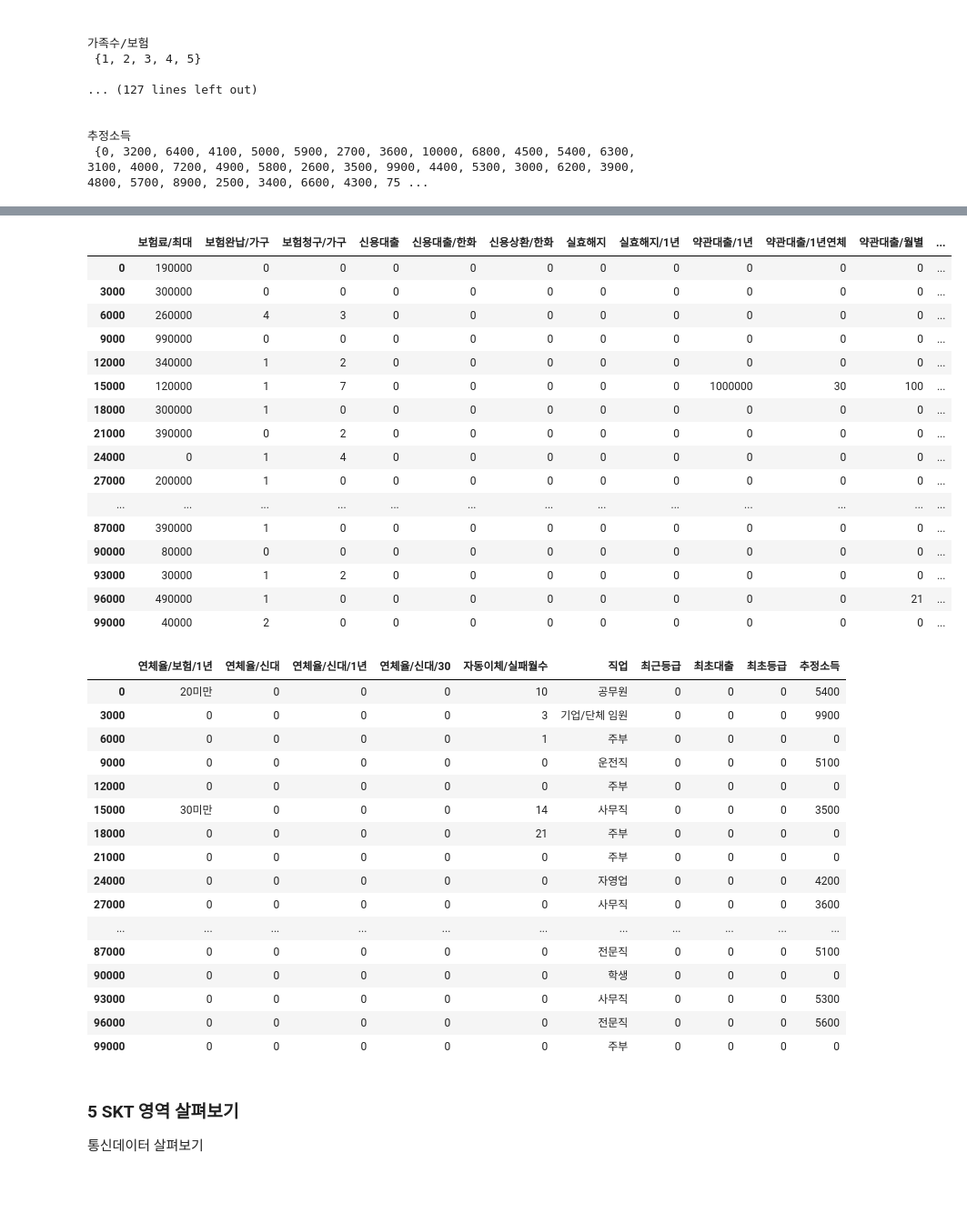
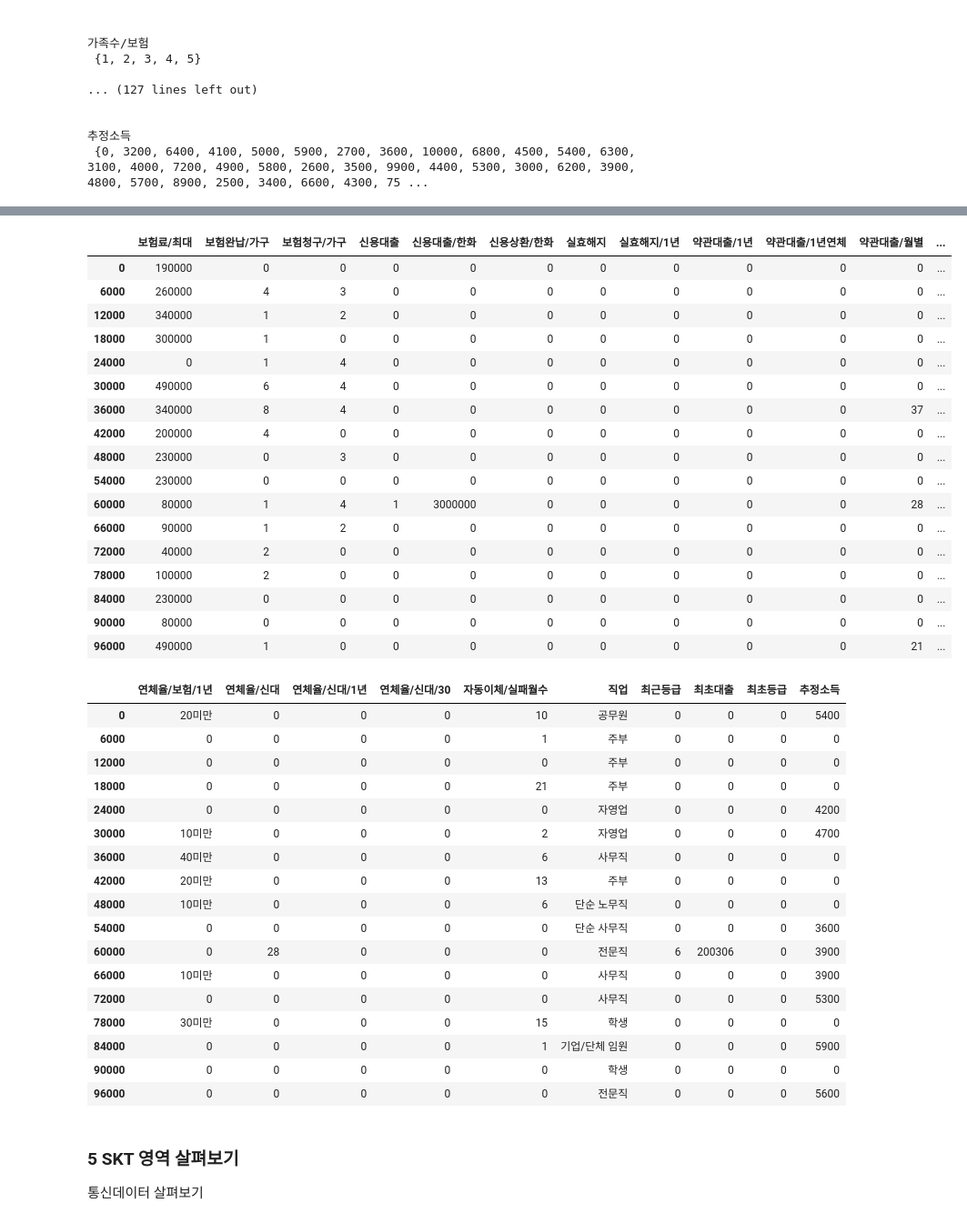
Before and after one commit to Queie/TensorFlow, a Jupyter notebook: Callenge_data/Overview.ipynb, the cells around one changed output, grey strips where cells are left out. Shown: that part at 91% size. Cells and saved outputs as stored; diff of their text form; code cells hidden in the pictures; blank space fills up the shorter version.

```diff
--- a/Callenge_data/Overview.ipynb
+++ b/Callenge_data/Overview.ipynb
@@ -247,45 +255,47 @@ df[Column_index].iloc[::3000,:13]
 # %%
 Column_index = 'Hanhwa'
-df[Column_index].iloc[::3000,13:26]
+df[Column_index].iloc[::6000,13:26]
 # %% [output]
 |  | 보험료/최대 | 보험완납/가구 | 보험청구/가구 | 신용대출 | 신용대출/한화 | 신용상환/한화 | 실효해지 | 실효해지/1년 | 약관대출/1년 | 약관대출/1년연체 | 약관대출/월별 | ... |
 | 0 | 190000 | 0 | 0 | 0 | 0 | 0 | 0 | 0 | 0 | 0 | 0 | ... |
-| 3000 | 300000 | 0 | 0 | 0 | 0 | 0 | 0 | 0 | 0 | 0 | 0 | ... |
 | 6000 | 260000 | 4 | 3 | 0 | 0 | 0 | 0 | 0 | 0 | 0 | 0 | ... |
-| 9000 | 990000 | 0 | 0 | 0 | 0 | 0 | 0 | 0 | 0 | 0 | 0 | ... |
 | 12000 | 340000 | 1 | 2 | 0 | 0 | 0 | 0 | 0 | 0 | 0 | 0 | ... |
-| 15000 | 120000 | 1 | 7 | 0 | 0 | 0 | 0 | 0 | 1000000 | 30 | 100 | ... |
 | 18000 | 300000 | 1 | 0 | 0 | 0 | 0 | 0 | 0 | 0 | 0 | 0 | ... |
-| 21000 | 390000 | 0 | 2 | 0 | 0 | 0 | 0 | 0 | 0 | 0 | 0 | ... |
 | 24000 | 0 | 1 | 4 | 0 | 0 | 0 | 0 | 0 | 0 | 0 | 0 | ... |
-| 27000 | 200000 | 1 | 0 | 0 | 0 | 0 | 0 | 0 | 0 | 0 | 0 | ... |
-| ... | ... | ... | ... | ... | ... | ... | ... | ... | ... | ... | ... | ... |
-| 87000 | 390000 | 1 | 0 | 0 | 0 | 0 | 0 | 0 | 0 | 0 | 0 | ... |
+| 30000 | 490000 | 6 | 4 | 0 | 0 | 0 | 0 | 0 | 0 | 0 | 0 | ... |
+| 36000 | 340000 | 8 | 4 | 0 | 0 | 0 | 0 | 0 | 0 | 0 | 37 | ... |
+| 42000 | 200000 | 4 | 0 | 0 | 0 | 0 | 0 | 0 | 0 | 0 | 0 | ... |
+| 48000 | 230000 | 0 | 3 | 0 | 0 | 0 | 0 | 0 | 0 | 0 | 0 | ... |
+| 54000 | 230000 | 0 | 0 | 0 | 0 | 0 | 0 | 0 | 0 | 0 | 0 | ... |
+| 60000 | 80000 | 1 | 4 | 1 | 3000000 | 0 | 0 | 0 | 0 | 0 | 28 | ... |
+| 66000 | 90000 | 1 | 2 | 0 | 0 | 0 | 0 | 0 | 0 | 0 | 0 | ... |
+| 72000 | 40000 | 2 | 0 | 0 | 0 | 0 | 0 | 0 | 0 | 0 | 0 | ... |
+| 78000 | 100000 | 2 | 0 | 0 | 0 | 0 | 0 | 0 | 0 | 0 | 0 | ... |
+| 84000 | 230000 | 0 | 0 | 0 | 0 | 0 | 0 | 0 | 0 | 0 | 0 | ... |
 | 90000 | 80000 | 0 | 0 | 0 | 0 | 0 | 0 | 0 | 0 | 0 | 0 | ... |
-| 93000 | 30000 | 1 | 2 | 0 | 0 | 0 | 0 | 0 | 0 | 0 | 0 | ... |
 | 96000 | 490000 | 1 | 0 | 0 | 0 | 0 | 0 | 0 | 0 | 0 | 21 | ... |
-| 99000 | 40000 | 2 | 0 | 0 | 0 | 0 | 0 | 0 | 0 | 0 | 0 | ... |
 # %%
 Column_index = 'Hanhwa'
-df[Column_index].iloc[::3000,26:]
+df[Column_index].iloc[::6000,26:]
 # %% [output]
 |  | 연체율/보험/1년 | 연체율/신대 | 연체율/신대/1년 | 연체율/신대/30 | 자동이체/실패월수 | 직업 | 최근등급 | 최초대출 | 최초등급 | 추정소득 |
 | 0 | 20미만 | 0 | 0 | 0 | 10 | 공무원 | 0 | 0 | 0 | 5400 |
-| 3000 | 0 | 0 | 0 | 0 | 3 | 기업/단체 임원 | 0 | 0 | 0 | 9900 |
 | 6000 | 0 | 0 | 0 | 0 | 1 | 주부 | 0 | 0 | 0 | 0 |
-| 9000 | 0 | 0 | 0 | 0 | 0 | 운전직 | 0 | 0 | 0 | 5100 |
 | 12000 | 0 | 0 | 0 | 0 | 0 | 주부 | 0 | 0 | 0 | 0 |
-| 15000 | 30미만 | 0 | 0 | 0 | 14 | 사무직 | 0 | 0 | 0 | 3500 |
 | 18000 | 0 | 0 | 0 | 0 | 21 | 주부 | 0 | 0 | 0 | 0 |
-| 21000 | 0 | 0 | 0 | 0 | 0 | 주부 | 0 | 0 | 0 | 0 |
 | 24000 | 0 | 0 | 0 | 0 | 0 | 자영업 | 0 | 0 | 0 | 4200 |
-| 27000 | 0 | 0 | 0 | 0 | 0 | 사무직 | 0 | 0 | 0 | 3600 |
-| ... | ... | ... | ... | ... | ... | ... | ... | ... | ... | ... |
-| 87000 | 0 | 0 | 0 | 0 | 0 | 전문직 | 0 | 0 | 0 | 5100 |
+| 30000 | 10미만 | 0 | 0 | 0 | 2 | 자영업 | 0 | 0 | 0 | 4700 |
+| 36000 | 40미만 | 0 | 0 | 0 | 6 | 사무직 | 0 | 0 | 0 | 0 |
+| 42000 | 20미만 | 0 | 0 | 0 | 13 | 주부 | 0 | 0 | 0 | 0 |
+| 48000 | 10미만 | 0 | 0 | 0 | 6 | 단순 노무직 | 0 | 0 | 0 | 0 |
+| 54000 | 0 | 0 | 0 | 0 | 0 | 단순 사무직 | 0 | 0 | 0 | 3600 |
+| 60000 | 0 | 28 | 0 | 0 | 0 | 전문직 | 6 | 200306 | 0 | 3900 |
+| 66000 | 10미만 | 0 | 0 | 0 | 0 | 사무직 | 0 | 0 | 0 | 3900 |
+| 72000 | 0 | 0 | 0 | 0 | 0 | 사무직 | 0 | 0 | 0 | 5300 |
+| 78000 | 30미만 | 0 | 0 | 0 | 15 | 학생 | 0 | 0 | 0 | 0 |
+| 84000 | 0 | 0 | 0 | 0 | 1 | 기업/단체 임원 | 0 | 0 | 0 | 5900 |
 | 90000 | 0 | 0 | 0 | 0 | 0 | 학생 | 0 | 0 | 0 | 0 |
-| 93000 | 0 | 0 | 0 | 0 | 0 | 사무직 | 0 | 0 | 0 | 5300 |
 | 96000 | 0 | 0 | 0 | 0 | 0 | 전문직 | 0 | 0 | 0 | 5600 |
-| 99000 | 0 | 0 | 0 | 0 | 0 | 주부 | 0 | 0 | 0 | 0 |
 # %% [markdown]
 ### 5 SKT 영역 살펴보기
 통신데이터 살펴보기
```
Also changed, not shown: parts of 15 cells of this notebook.
